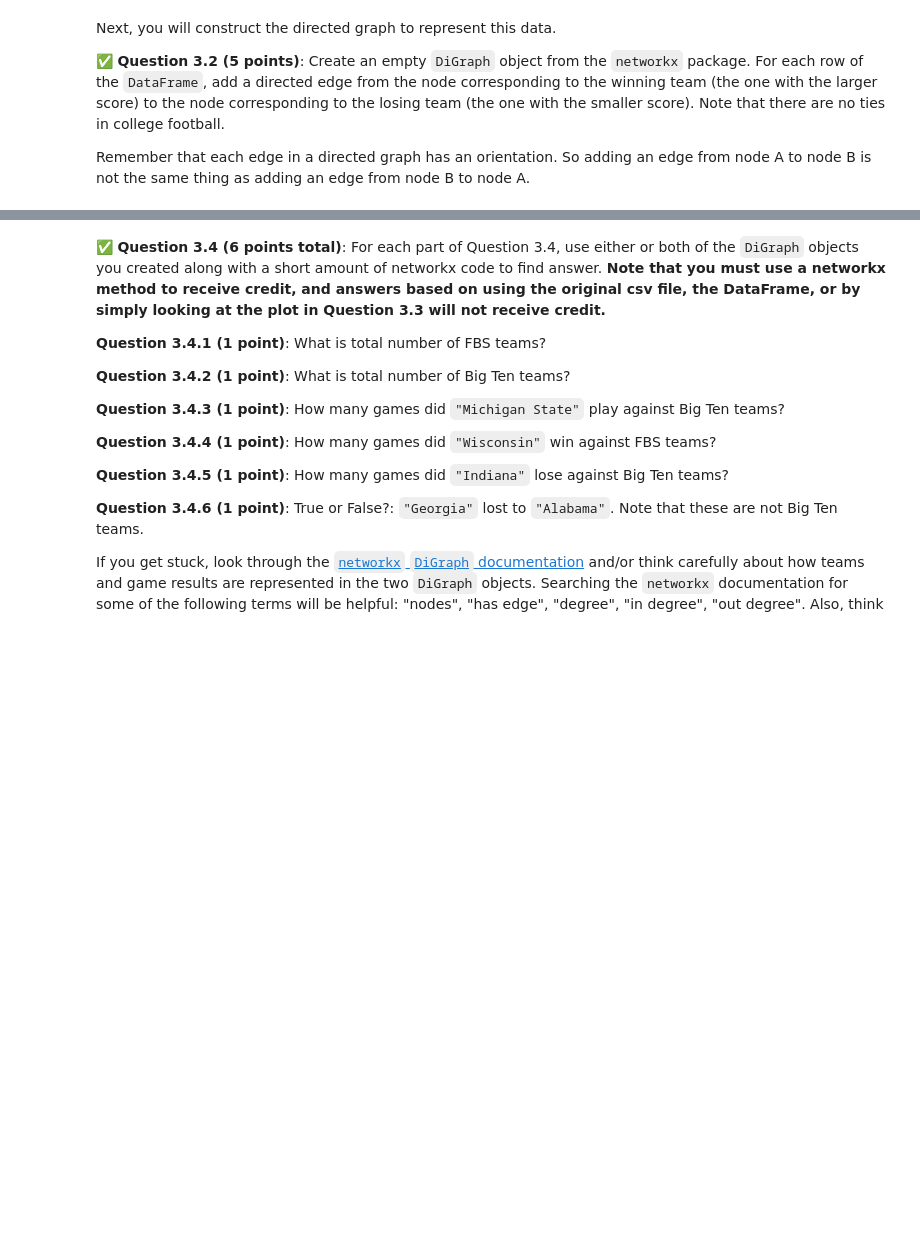
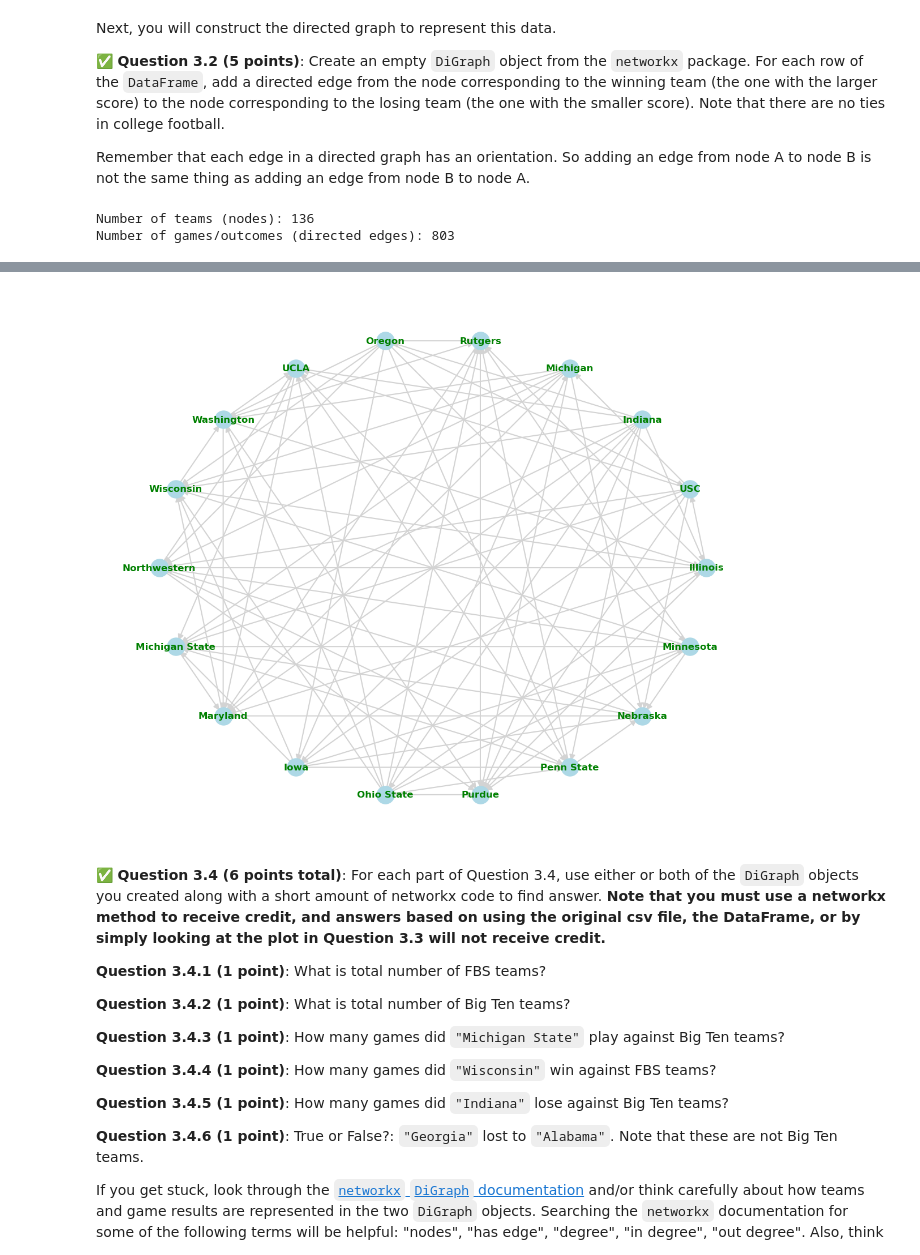
Before and after one commit to Ptona32/CMSE202-s26-turnin, a Jupyter notebook: hw-02/HW-02_ABMandGraphTheory-STUDENT.ipynb, the cells around one changed output, grey strips where cells are left out. Cells and saved outputs as stored; diff of their text form; code cells hidden in the pictures; blank space fills up the shorter version.

```diff
--- a/hw-02/HW-02_ABMandGraphTheory-STUDENT.ipynb
+++ b/hw-02/HW-02_ABMandGraphTheory-STUDENT.ipynb
@@ -622,3 +622,16 @@ Each row contains data from one game between two FBS teams. The first and third
 **Do This:** Load the data in this file into a `Pandas` `DataFrame`, and **give the columns appropriate titles**.  Print how many games are summarized in this dataset?  And, Display the first few and last few rows of the `DataFrame`.
 # %%
 # Put your code for Question 3.1 here and print the number of games in the dataset!
+import pandas as pd
+
+url = "https://raw.githubusercontent.com/msu-cmse-courses/cmse202-supplemental-data/refs/heads/main/data/NCAAFootballScores2025.csv"
+column_names = ['Home Team', 'Home Points', 'Away Team', 'Away Points']
+df = pd.read_csv(url, names=column_names)
+total_games = len(df)
+print(f"Total number of games summarized in this dataset: {total_games}")
+print("-" * 50)
+print("First few rows of the DataFrame:")
+display(df.head())
+print("-" * 50)
+print("Last few rows of the DataFrame:")
+display(df.tail())
@@ -630,6 +661,30 @@ Next, you will construct the directed graph to represent this data.
 Remember that each edge in a directed graph has an orientation. So adding an edge from node A to node B is not the same thing as adding an edge from node B to node A.
 # %%
 # Put your code for Question 3.2 here:
+import networkx as nx
+
+football_graph = nx.DiGraph()
+
+for index, row in df.iterrows():
+    home_team = row['Home Team']
+    home_points = row['Home Points']
+    away_team = row['Away Team']
+    away_points = row['Away Points']
+
+    if home_points > away_points:
+        winner = home_team
+        loser = away_team
+    else:
+        winner = away_team
+        loser = home_team
+
+    football_graph.add_edge(winner, loser)
+
+print(f"Number of teams (nodes): {football_graph.number_of_nodes()}")
+print(f"Number of games/outcomes (directed edges): {football_graph.number_of_edges()}")
+# %% [output]
+Number of teams (nodes): 136
+Number of games/outcomes (directed edges): 803
 # %% [markdown]
 This graph has over 100 nodes and hundreds of edges, so it will be hard to look at the entire graph at once. But we can construct and display a small subgraph of the entire directed graph.
 
@@ -644,9 +699,44 @@ If you do this part correctly, you should get something that looks like this:<br
 # %%
 # Put your code for Question 3.3 here:
 Big_Ten_Teams = ["Illinois","Indiana","Iowa","Maryland","Michigan State",
                  "Michigan","Minnesota","Nebraska","Northwestern",
                  "Ohio State","Oregon","Penn State","Purdue","Rutgers",
                  "UCLA","USC","Washington","Wisconsin"]
+
+
+
+b1g_subgraph = football_graph.subgraph(Big_Ten_Teams)
+pos = nx.circular_layout(b1g_subgraph)
+plt.figure(figsize=(12, 10))
+
+nx.draw_networkx_nodes(
+    b1g_subgraph,
+    pos,
+    node_color="lightblue",
+    node_size=500
+)
+
+nx.draw_networkx_edges(
+    b1g_subgraph,
+    pos,
+    edge_color="lightgray",
+    arrowsize=15,
+    width=1.5
+)
+
+nx.draw_networkx_labels(
+    b1g_subgraph,
+    pos,
+    font_color="green",
+    font_size=12,
+    font_weight="bold"
+)
+
+plt.axis("off")
+plt.tight_layout()
+plt.show()
+# %% [output]
+[figure, added]
 # %% [markdown]
 &#9989;  **Question 3.4 (6 points total)**: For each part of Question 3.4, use either or both of the `DiGraph` objects you created along with a short amount of networkx code to find answer. **Note that you must use a networkx method to receive credit, and answers based on using the original csv file, the DataFrame, or by simply looking at the plot in Question 3.3 will not receive credit.**
 
```
Also changed, not shown: parts of 11 cells of this notebook.
